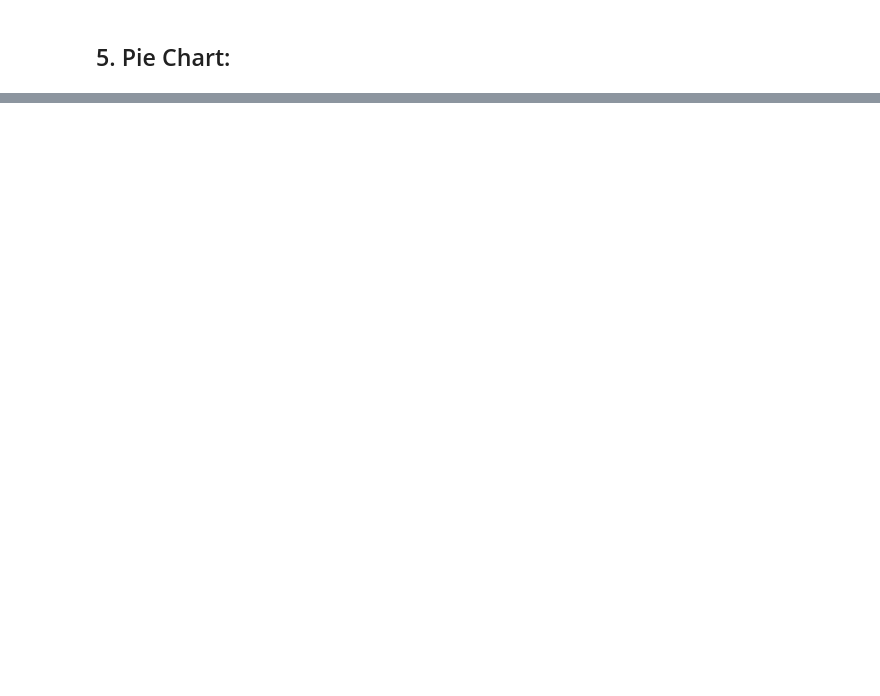
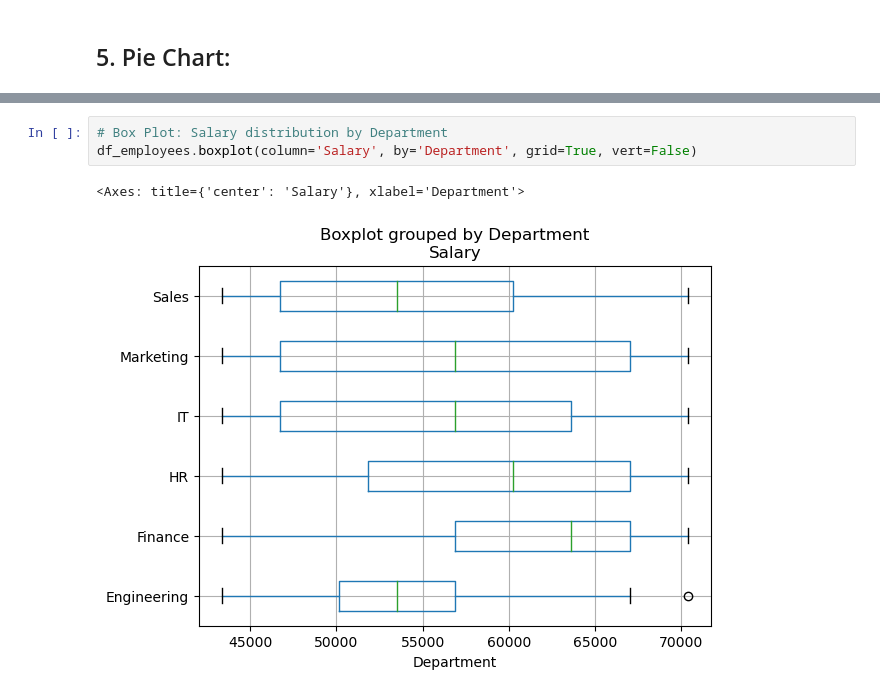
Before and after one commit to geoamins/Machine-Learning-IMS, a Jupyter notebook: Week 4/Pandas/Pandas for visualization .ipynb, the cells around one changed output, grey strips where cells are left out. Cells and saved outputs as stored; diff of their text form; blank space fills up the shorter version.

```diff
--- a/Week 4/Pandas/Pandas for visualization .ipynb
+++ b/Week 4/Pandas/Pandas for visualization .ipynb
@@ -68,0 +177,6 @@ df.plot(y='Value', kind='pie', labels=df['Category'], autopct='%1.1f%%', title='
+# %%
+# Box Plot: Salary distribution by Department
+df_employees.boxplot(column='Salary', by='Department', grid=True, vert=False)
+# %% [output]
+<Axes: title={'center': 'Salary'}, xlabel='Department'>
+[figure, added]
```
Also changed, not shown: parts of 23 cells of this notebook.
